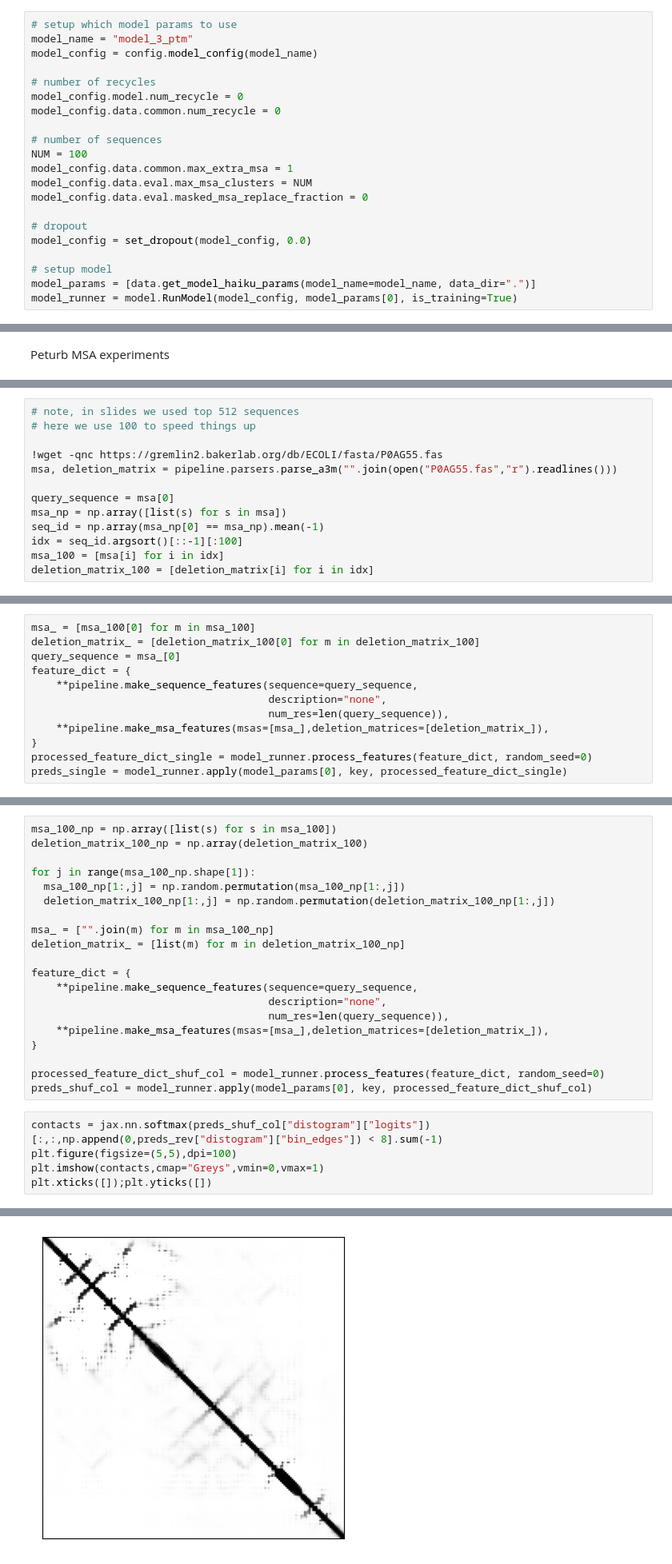
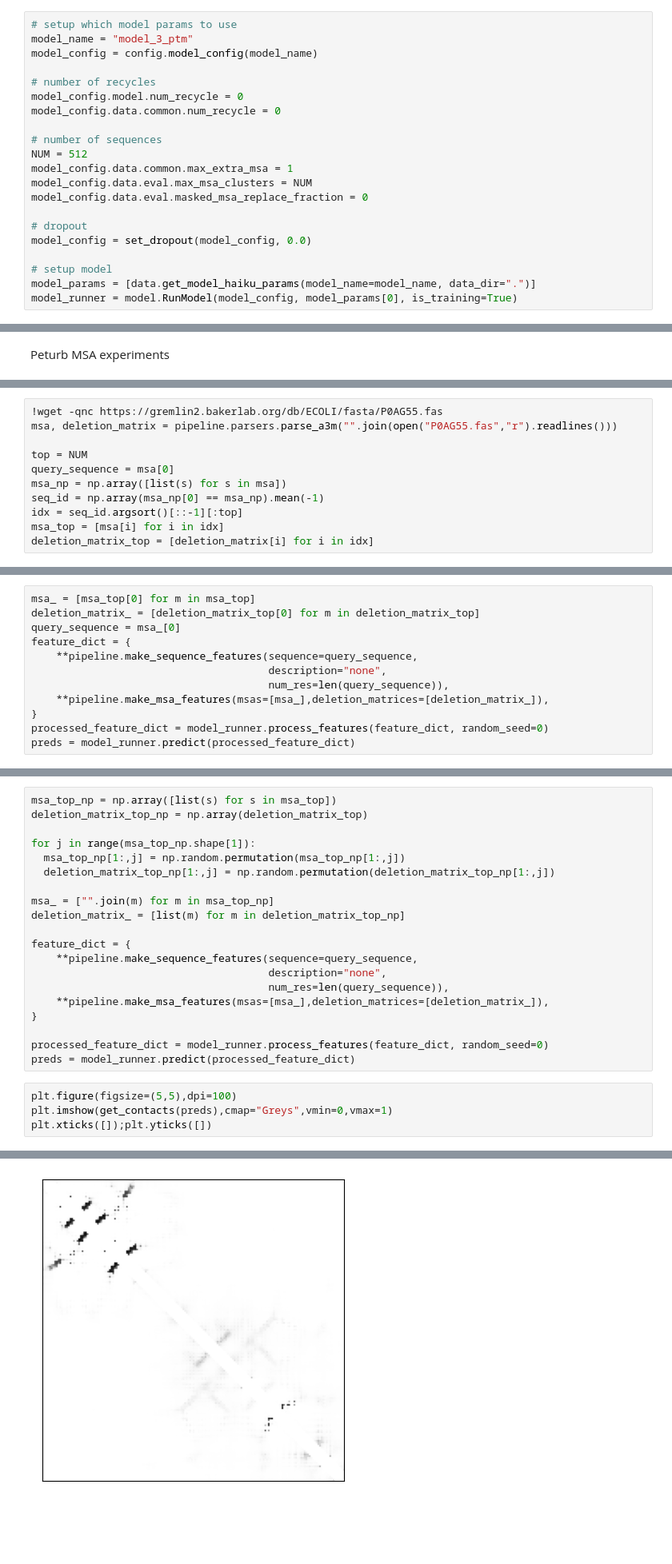
Before and after one commit to sokrypton/algosb_2021, a Jupyter notebook: alphafold.ipynb, the cells around one changed output, grey strips where cells are left out. Shown at 80% size. Drawn from its saved outputs; the diff is of its cells as text; blank space fills up the shorter version.

```diff
--- a/alphafold.ipynb
+++ b/alphafold.ipynb
@@ -61,7 +61,7 @@ model_config.model.num_recycle = 0
 model_config.data.common.num_recycle = 0
 
 # number of sequences
-NUM = 100
+NUM = 512
 model_config.data.common.max_extra_msa = 1
 model_config.data.eval.max_msa_clusters = NUM
 model_config.data.eval.masked_msa_replace_fraction = 0
@@ -175,14 +183,12 @@ Peturb MSA experiments
 # %%
-# note, in slides we used top 512 sequences
-# here we use 100 to speed things up
-
 !wget -qnc https://gremlin2.bakerlab.org/db/ECOLI/fasta/P0AG55.fas
 msa, deletion_matrix = pipeline.parsers.parse_a3m("".join(open("P0AG55.fas","r").readlines()))
 
+top = NUM
 query_sequence = msa[0]
 msa_np = np.array([list(s) for s in msa])
 seq_id = np.array(msa_np[0] == msa_np).mean(-1)
-idx = seq_id.argsort()[::-1][:100]
-msa_100 = [msa[i] for i in idx]
-deletion_matrix_100 = [deletion_matrix[i] for i in idx]
+idx = seq_id.argsort()[::-1][:top]
+msa_top = [msa[i] for i in idx]
+deletion_matrix_top = [deletion_matrix[i] for i in idx]
 # %%
@@ -208,6 +213,6 @@ plt.xticks([]);plt.yticks([])
 # %%
-msa_ = [msa_100[0] for m in msa_100]
-deletion_matrix_ = [deletion_matrix_100[0] for m in deletion_matrix_100]
+msa_ = [msa_top[0] for m in msa_top]
+deletion_matrix_ = [deletion_matrix_top[0] for m in deletion_matrix_top]
 query_sequence = msa_[0]
 feature_dict = {
     **pipeline.make_sequence_features(sequence=query_sequence,
@@ -215,6 +220,6 @@ feature_dict = {
                                       num_res=len(query_sequence)),
     **pipeline.make_msa_features(msas=[msa_],deletion_matrices=[deletion_matrix_]),
 }
-processed_feature_dict_single = model_runner.process_features(feature_dict, random_seed=0)
-preds_single = model_runner.apply(model_params[0], key, processed_feature_dict_single)
+processed_feature_dict = model_runner.process_features(feature_dict, random_seed=0)
+preds = model_runner.predict(processed_feature_dict)
 # %%
@@ -228,13 +232,13 @@ plt.xticks([]);plt.yticks([])
 # %%
-msa_100_np = np.array([list(s) for s in msa_100])
-deletion_matrix_100_np = np.array(deletion_matrix_100)
+msa_top_np = np.array([list(s) for s in msa_top])
+deletion_matrix_top_np = np.array(deletion_matrix_top)
 
-for j in range(msa_100_np.shape[1]):
-  msa_100_np[1:,j] = np.random.permutation(msa_100_np[1:,j])
-  deletion_matrix_100_np[1:,j] = np.random.permutation(deletion_matrix_100_np[1:,j])
+for j in range(msa_top_np.shape[1]):
+  msa_top_np[1:,j] = np.random.permutation(msa_top_np[1:,j])
+  deletion_matrix_top_np[1:,j] = np.random.permutation(deletion_matrix_top_np[1:,j])
 
-msa_ = ["".join(m) for m in msa_100_np]
-deletion_matrix_ = [list(m) for m in deletion_matrix_100_np]
+msa_ = ["".join(m) for m in msa_top_np]
+deletion_matrix_ = [list(m) for m in deletion_matrix_top_np]
 
 feature_dict = {
     **pipeline.make_sequence_features(sequence=query_sequence,
@@ -243,14 +247,13 @@ feature_dict = {
     **pipeline.make_msa_features(msas=[msa_],deletion_matrices=[deletion_matrix_]),
 }
 
-processed_feature_dict_shuf_col = model_runner.process_features(feature_dict, random_seed=0)
-preds_shuf_col = model_runner.apply(model_params[0], key, processed_feature_dict_shuf_col)
+processed_feature_dict = model_runner.process_features(feature_dict, random_seed=0)
+preds = model_runner.predict(processed_feature_dict)
 # %%
-contacts = jax.nn.softmax(preds_shuf_col["distogram"]["logits"])[:,:,np.append(0,preds_rev["distogram"]["bin_edges"]) < 8].sum(-1)
 plt.figure(figsize=(5,5),dpi=100)
-plt.imshow(contacts,cmap="Greys",vmin=0,vmax=1)
+plt.imshow(get_contacts(preds),cmap="Greys",vmin=0,vmax=1)
 plt.xticks([]);plt.yticks([])
 # %% [output]
 ([], <a list of 0 Text major ticklabel objects>)
-[figure, old version]
+[figure, new version]
 # %%
```
Also changed, not shown: parts of 8 cells of this notebook.
